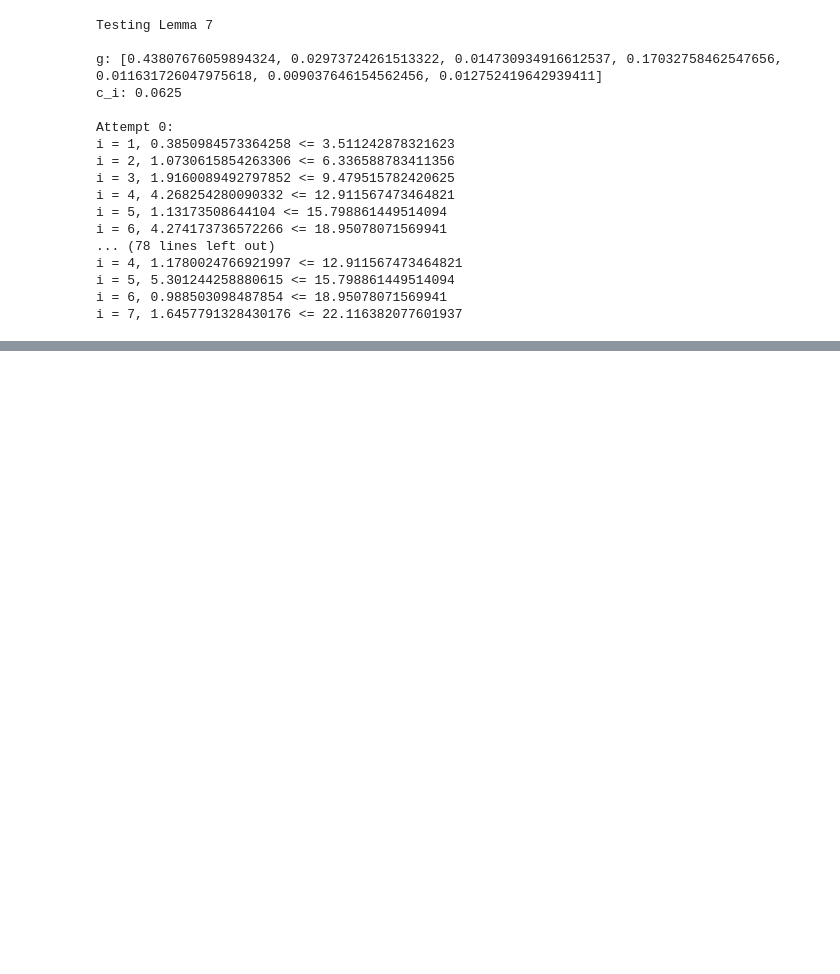
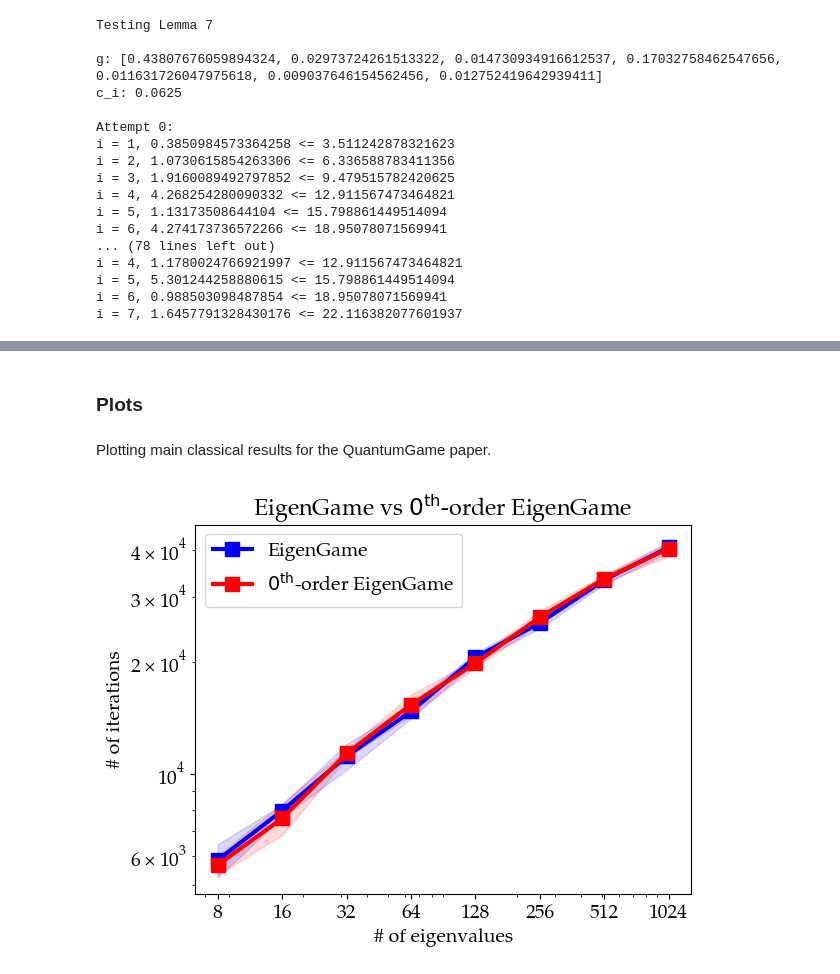
Before and after one commit to Raijeku/quantum-eigengame, a Jupyter notebook: EigenGame_theory.ipynb, the cells around one changed output, grey strips where cells are left out. Drawn from its saved outputs; the diff is of its cells as text; code cells hidden in the pictures; blank space fills up the shorter version.

```diff
--- a/EigenGame_theory.ipynb
+++ b/EigenGame_theory.ipynb
@@ -561,0 +1400,51 @@ i = 7, 1.6457791328430176 <= 22.116382077601937
+# %%
+file = open(current_dir + 'zeroth_eigengame.pkl', 'rb')
+data = pickle.load(file)
+file.close()
+
+zeroth_eigenvalues_list_attempts = data['zeroth_eigenvalues_list_attempts']
+zeroth_v_vec_list_attempts = data['zeroth_v_vec_list_attempts']
+zeroth_costs_vec_list_attempts = data['zeroth_costs_vec_list_attempts']
+zeroth_steps_list_attempts = data['zeroth_steps_list_attempts']
+# %% [markdown]
+### Plots
+# %% [markdown]
+Plotting main classical results for the QuantumGame paper.
+# %%
+plt.rcParams["font.family"] = "Palatino"
+plt.rcParams["font.size"] = 14
+plt.title(r"EigenGame vs $0^\text{th}$-order EigenGame")
+plt.xlabel('# of eigenvalues')
+plt.ylabel('# of iterations')
+
+markersize = 10
+linewidth = 3
+attempts = 5
+
+total_steps_list = [[sum(steps_list_attempts[i][j]) for j in range(len(steps_list_attempts[i]))] for i in range(len(steps_list_attempts))]
+avg_steps_list = [sum([total_steps_list[i][j] for i in range(attempts)]) / attempts for j in range(len(dims))]
+std_steps_list = [np.std([total_steps_list[i][j] for i in range(attempts)]) for j in range(len(dims))]
+max_steps_list = [avg_steps_list[i] + 1.96*std_steps_list[i] / np.sqrt(attempts) for i in range(len(dims))]
+min_steps_list = [avg_steps_list[i] - 1.96*std_steps_list[i] / np.sqrt(attempts) for i in range(len(dims))]
+
+zeroth_total_steps_list = [[sum(zeroth_steps_list_attempts[i][j]) for j in range(len(zeroth_steps_list_attempts[i]))] for i in range(len(zeroth_steps_list_attempts))]
+zeroth_avg_steps_list = [sum([zeroth_total_steps_list[i][j] for i in range(attempts)]) / attempts for j in range(len(dims))]
+zeroth_std_steps_list = [np.std([zeroth_total_steps_list[i][j] for i in range(attempts)]) for j in range(len(dims))]
+zeroth_max_steps_list = [zeroth_avg_steps_list[i] + 1.96*zeroth_std_steps_list[i] / np.sqrt(attempts) for i in range(len(dims))]
+zeroth_min_steps_list = [zeroth_avg_steps_list[i] - 1.96*zeroth_std_steps_list[i] / np.sqrt(attempts) for i in range(len(dims))]
+
+plt.plot(dims, avg_steps_list, marker='s', linewidth=linewidth, markersize=markersize, color='blue', label='EigenGame')
+plt.fill_between(dims, avg_steps_list, max_steps_list, color='blue', alpha=0.15)
+plt.fill_between(dims, avg_steps_list, min_steps_list, color='blue', alpha=0.15)
+plt.plot(dims, zeroth_avg_steps_list, marker='s', linewidth=linewidth, markersize=markersize, color='red', label=r'$0^\text{th}$-order EigenGame')
+plt.fill_between(dims, zeroth_avg_steps_list, zeroth_max_steps_list, color='red', alpha=0.15)
+plt.fill_between(dims, zeroth_avg_steps_list, zeroth_min_steps_list, color='red', alpha=0.15)
+plt.xscale('log')
+plt.yscale('log')
+plt.xticks(dims, dims)
+plt.legend();
+
+plt.savefig(current_dir + 'eigengame_results.pdf', bbox_inches='tight')
+plt.savefig(current_dir + 'eigengame_results.png', bbox_inches='tight')
+# %% [output]
+[figure, added]
```
Also changed, not shown: parts of 47 cells of this notebook.
